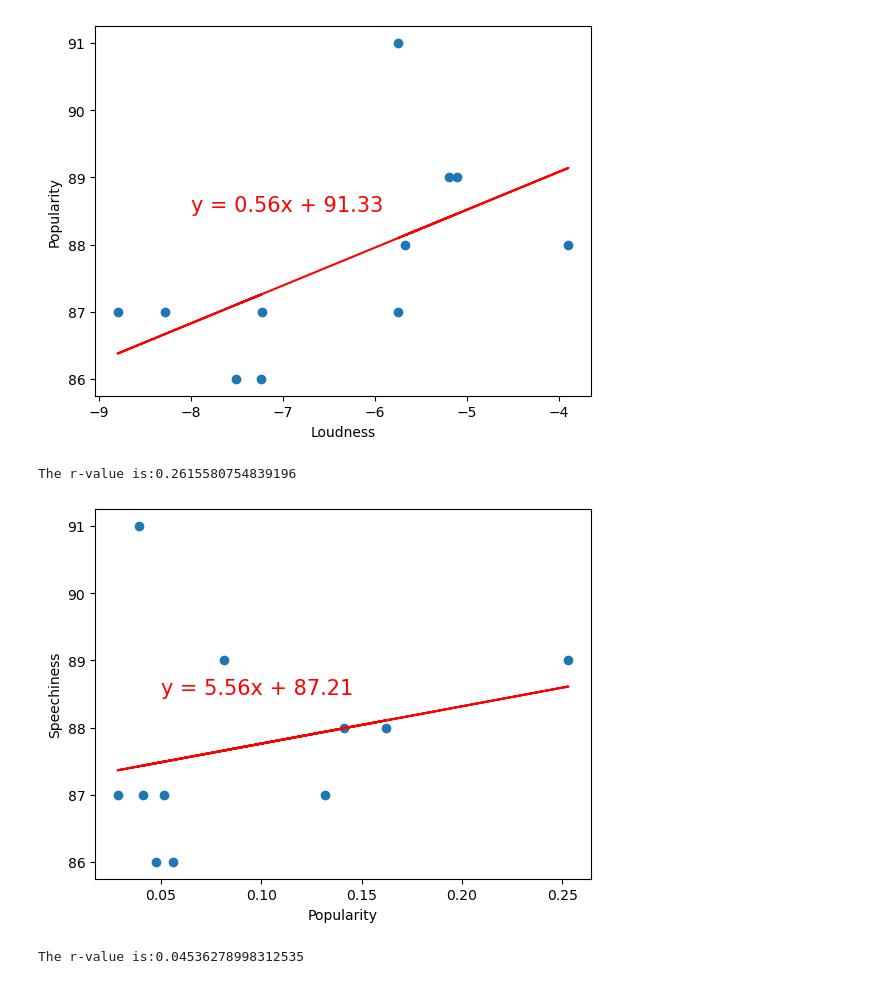
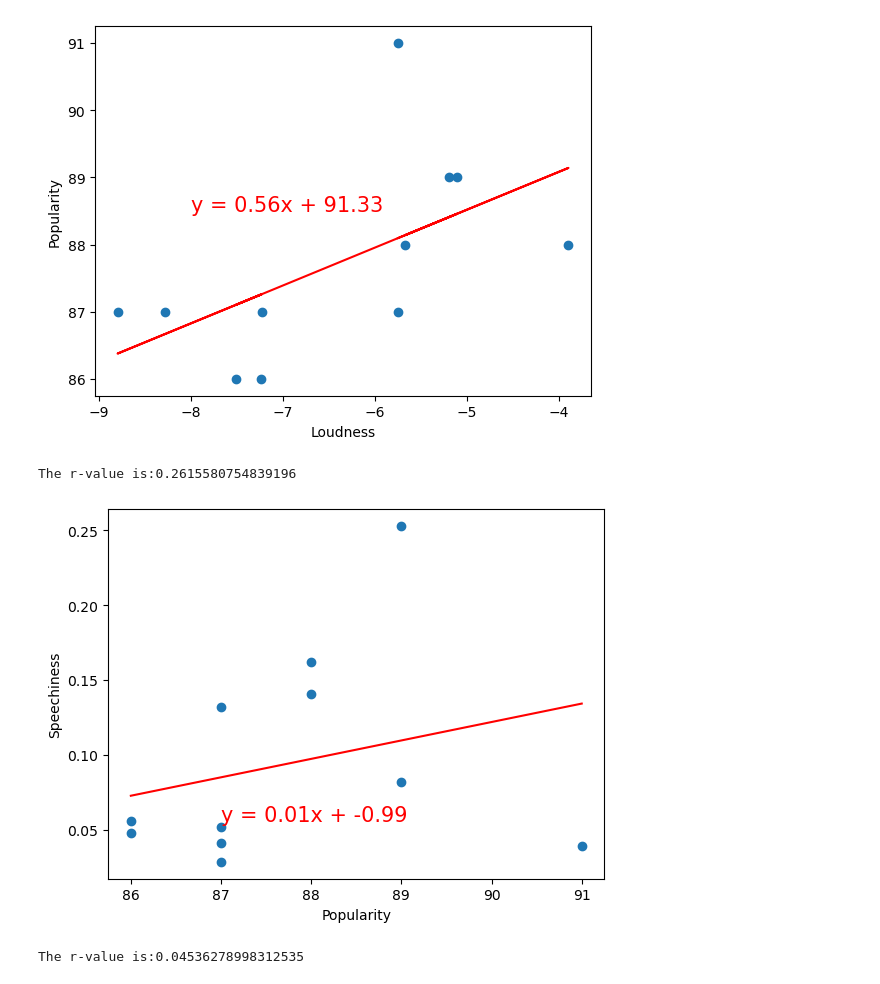
Before and after one commit to JLeigh101/Spotlight-on-Spotify, a Jupyter notebook: spotanalysis.ipynb, the cells around one changed output. Drawn from its saved outputs; the diff is of its cells as text; code cells hidden in the pictures.

Commit message:
fixed top tier speechiness vs popularity graph

```diff
--- a/spotanalysis.ipynb
+++ b/spotanalysis.ipynb
@@ -721,21 +721,21 @@ The r-value is:0.5702654284020059
 [figure]
 # %%
 #top tier pop vs speechiness
-x_values = top_tier_songs_df['speechiness']
-y_values = top_tier_songs_df['popularity']
+x_values = top_tier_songs_df['popularity']
+y_values = top_tier_songs_df['speechiness']
 (slope, intercept, rvalue, pvalue, stderr) = linregress(x_values, y_values)
 regress_values = x_values * slope + intercept
 line_eq = "y = " + str(round(slope,2)) + "x + " + str(round(intercept,2))
 plt.scatter(x_values,y_values)
 plt.plot(x_values,regress_values,"r-")
-plt.annotate(line_eq,(0.05,88.5),fontsize=15,color="red")
+plt.annotate(line_eq,(87,0.056),fontsize=15,color="red")
 plt.xlabel('Popularity')
 plt.ylabel('Speechiness')
 print(f"The r-value is:{rvalue}")
 plt.show()
 # %% [output]
 The r-value is:0.2615580754839196
-[figure, old version]
+[figure, new version]
 # %%
 #top tier pop vs danceability
 x_values = top_tier_songs_df['danceability']
```
